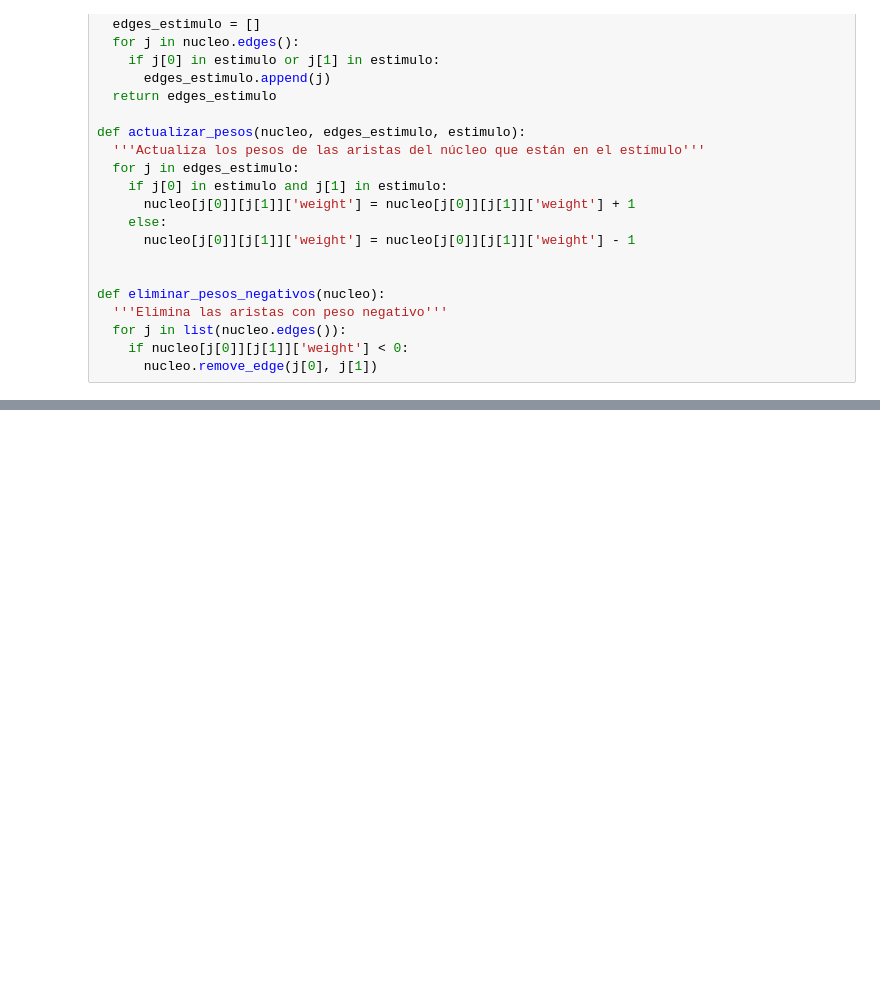
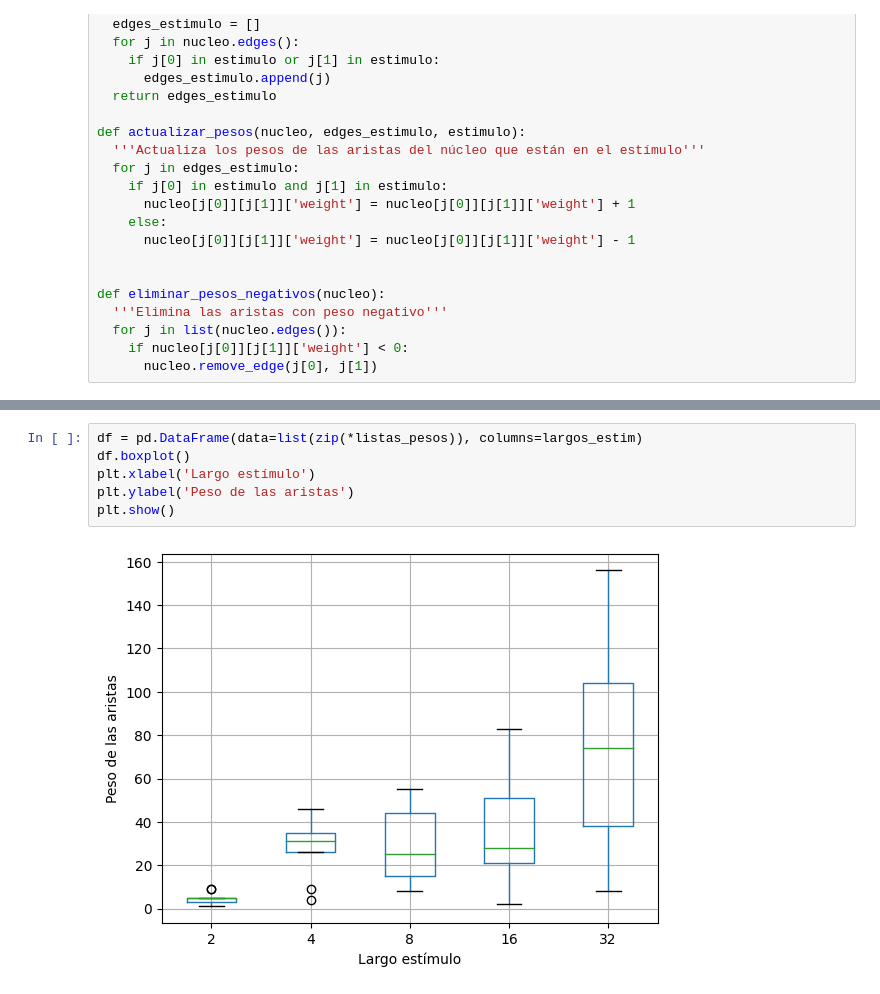
Before and after one commit to SalvadorCalanni/Modelos_basados_en_agentes, a Jupyter notebook: Proyecto_MBA.ipynb, the cells around one changed output, grey strips where cells are left out. Saved outputs shown, nothing was run; the diff lists cells and outputs as text; blank space fills up the shorter version.

```diff
--- a/Proyecto_MBA.ipynb
+++ b/Proyecto_MBA.ipynb
@@ -73,0 +108,8 @@ nx.draw(nucleo, with_labels=True)
+# %%
+df = pd.DataFrame(data=list(zip(*listas_pesos)), columns=largos_estim)
+df.boxplot()
+plt.xlabel('Largo estímulo')
+plt.ylabel('Peso de las aristas')
+plt.show()
+# %% [output]
+[figure, added]
```
Also changed, not shown: parts of 12 cells of this notebook.
